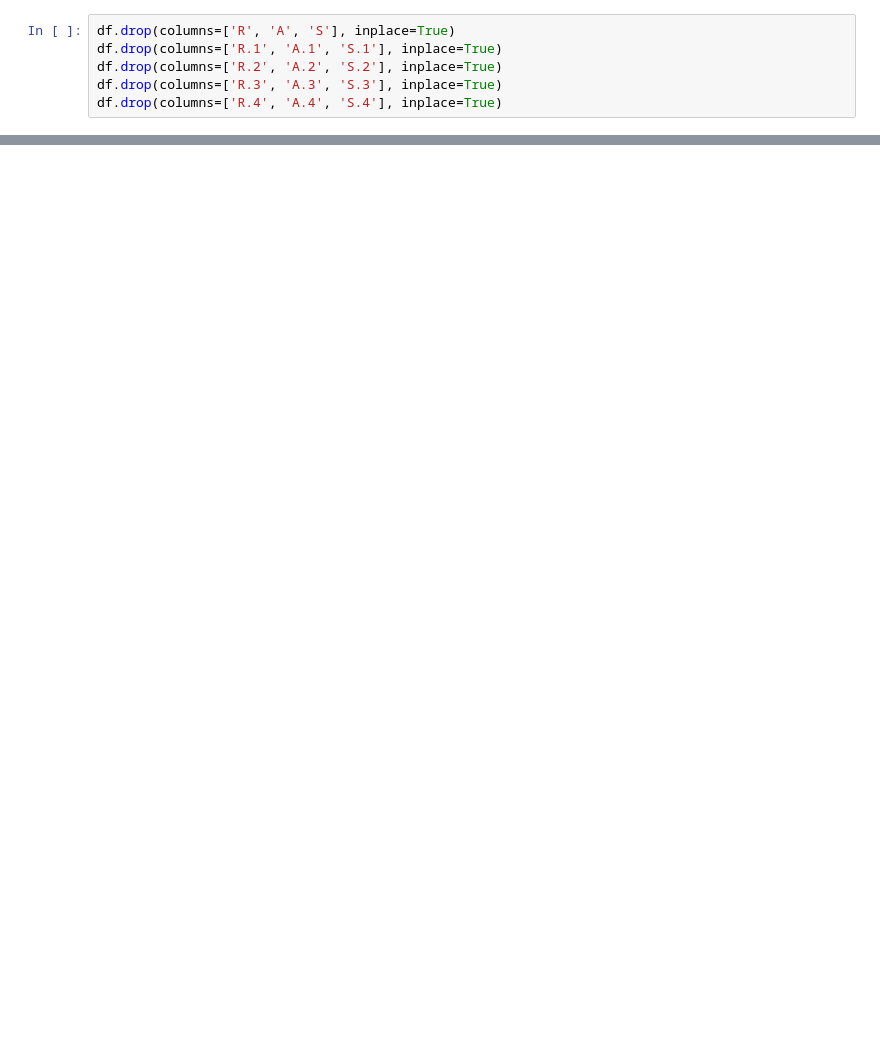
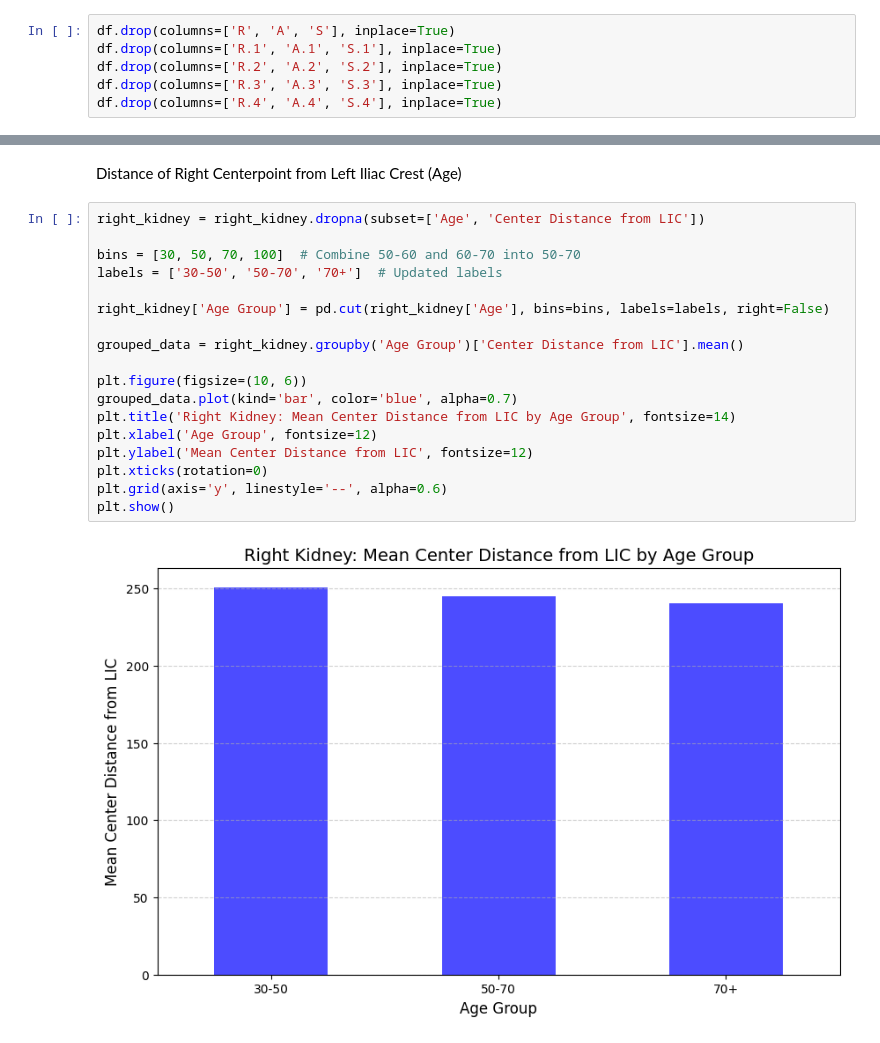
Before and after one commit to legendarychristian/sonovance, a Jupyter notebook: bounding_box.ipynb, the cells around one changed output, grey strips where cells are left out. Drawn from its saved outputs; the diff is of its cells as text; blank space fills up the shorter version.

```diff
--- a/bounding_box.ipynb
+++ b/bounding_box.ipynb
@@ -69,0 +117,22 @@ left_kidney
+# %% [markdown]
+Distance of Right Centerpoint from Left Iliac Crest (Age)
+# %%
+right_kidney = right_kidney.dropna(subset=['Age', 'Center Distance from LIC'])
+
+bins = [30, 50, 70, 100]  # Combine 50-60 and 60-70 into 50-70
+labels = ['30-50', '50-70', '70+']  # Updated labels
+
+right_kidney['Age Group'] = pd.cut(right_kidney['Age'], bins=bins, labels=labels, right=False)
+
+grouped_data = right_kidney.groupby('Age Group')['Center Distance from LIC'].mean()
+
+plt.figure(figsize=(10, 6))
+grouped_data.plot(kind='bar', color='blue', alpha=0.7)
+plt.title('Right Kidney: Mean Center Distance from LIC by Age Group', fontsize=14)
+plt.xlabel('Age Group', fontsize=12)
+plt.ylabel('Mean Center Distance from LIC', fontsize=12)
+plt.xticks(rotation=0)
+plt.grid(axis='y', linestyle='--', alpha=0.6)
+plt.show()
+# %% [output]
+[figure, added]
```
Also changed, not shown: parts of 20 cells of this notebook, 1 other file.
